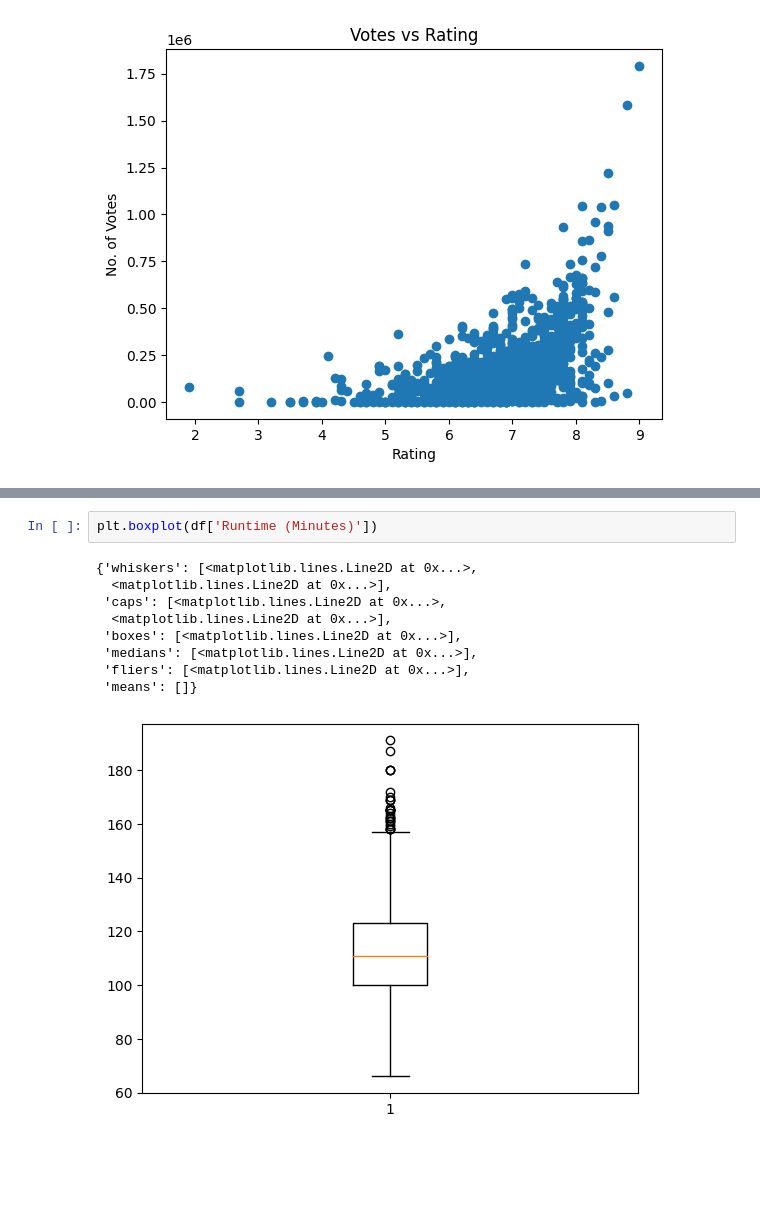
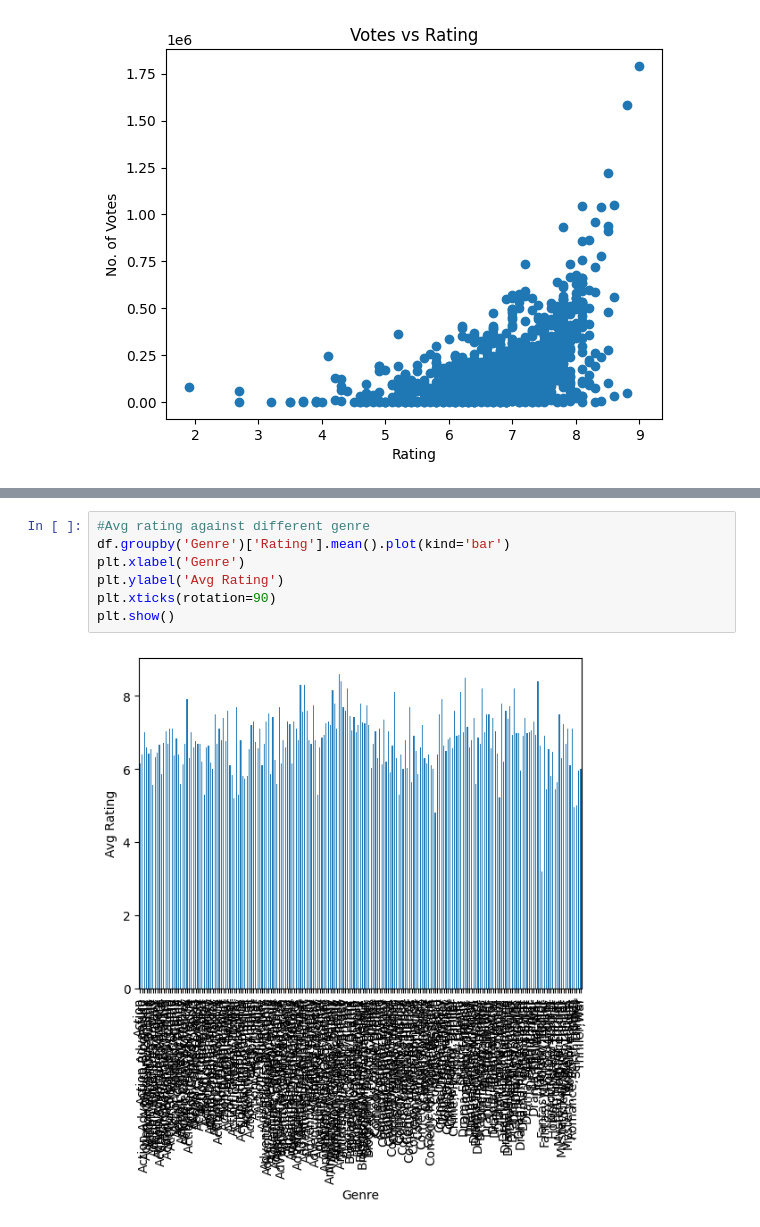
Before and after one commit to Dinesh5aini/Task, a Jupyter notebook: pandas task.ipynb, the cells around one changed output, grey strips where cells are left out. Saved outputs shown, nothing was run; the diff lists cells and outputs as text; blank space fills up the shorter version.

```diff
--- a/pandas task.ipynb
+++ b/pandas task.ipynb
@@ -211,12 +206,9 @@ df.groupby('Genre')['Rating'].mean().plot()
-# %%
-plt.boxplot(df['Runtime (Minutes)'])
-# %% [output]
-{'whiskers': [<matplotlib.lines.Line2D at 0x...>,
-  <matplotlib.lines.Line2D at 0x...>],
- 'caps': [<matplotlib.lines.Line2D at 0x...>,
-  <matplotlib.lines.Line2D at 0x...>],
- 'boxes': [<matplotlib.lines.Line2D at 0x...>],
- 'medians': [<matplotlib.lines.Line2D at 0x...>],
- 'fliers': [<matplotlib.lines.Line2D at 0x...>],
- 'means': []}
-[figure, removed]
+# %%
+#Avg rating against different genre
+df.groupby('Genre')['Rating'].mean().plot(kind='bar')
+plt.xlabel('Genre')
+plt.ylabel('Avg Rating')
+plt.xticks(rotation=90)
+plt.show()
+# %% [output]
+[figure, added]
```
Also changed, not shown: parts of 1 cell of this notebook.
